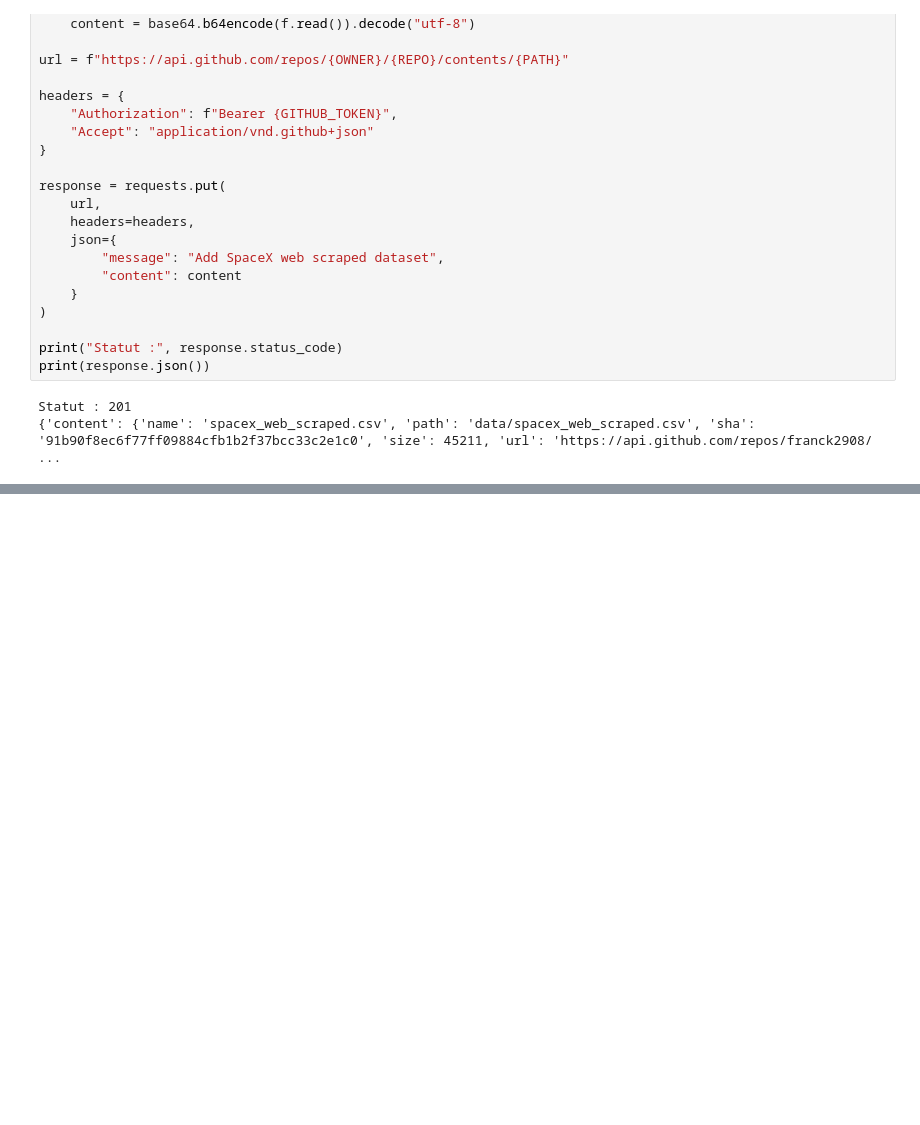
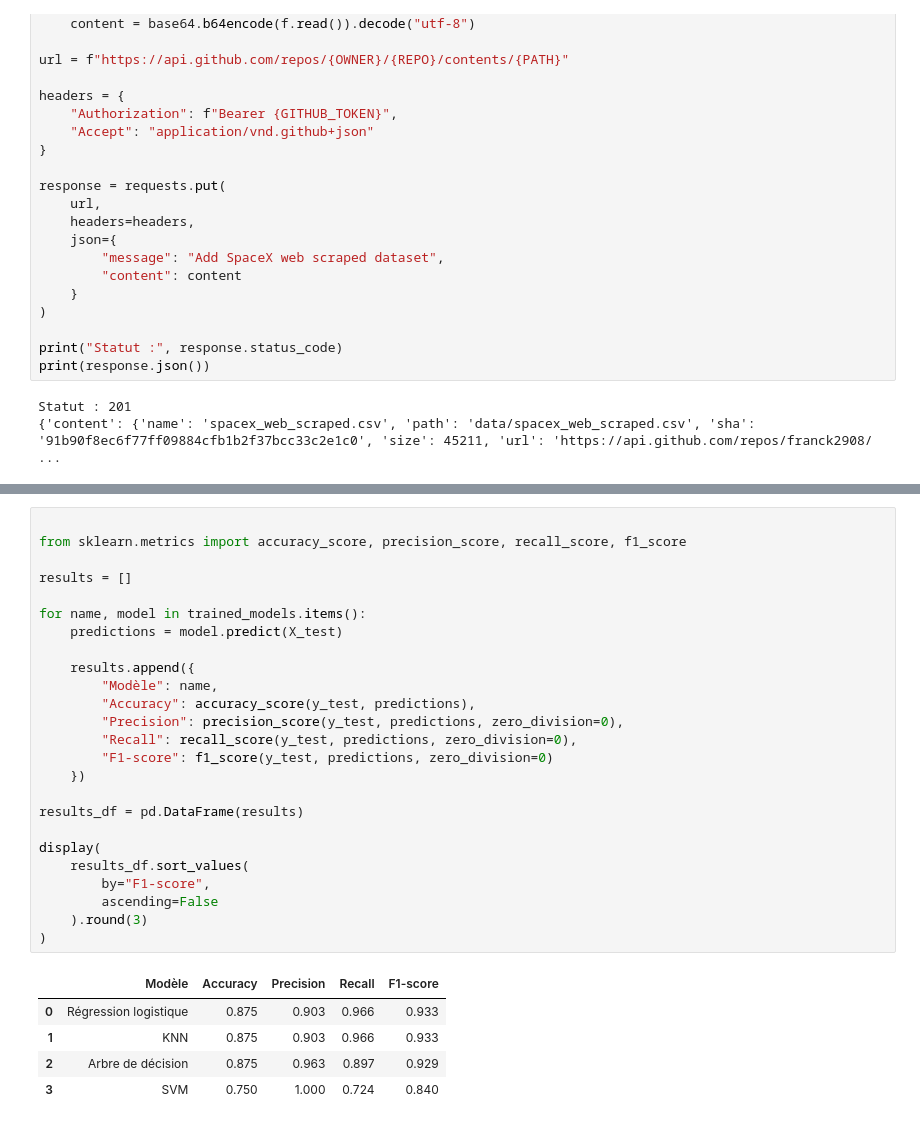
Before and after one commit to franck2908/IBM-Applied-Data-Science-Capstone, a Jupyter notebook: 01_data_collection.ipynb, the cells around one changed output, grey strips where cells are left out. Drawn from its saved outputs; the diff is of its cells as text; blank space fills up the shorter version.

```diff
--- a/01_data_collection.ipynb
+++ b/01_data_collection.ipynb
@@ -775,0 +988,31 @@ Statut : 201
+# %%
+
+from sklearn.metrics import accuracy_score, precision_score, recall_score, f1_score
+
+results = []
+
+for name, model in trained_models.items():
+    predictions = model.predict(X_test)
+
+    results.append({
+        "Modèle": name,
+        "Accuracy": accuracy_score(y_test, predictions),
+        "Precision": precision_score(y_test, predictions, zero_division=0),
+        "Recall": recall_score(y_test, predictions, zero_division=0),
+        "F1-score": f1_score(y_test, predictions, zero_division=0)
+    })
+
+results_df = pd.DataFrame(results)
+
+display(
+    results_df.sort_values(
+        by="F1-score",
+        ascending=False
+    ).round(3)
+)
+# %% [output]
+|  | Modèle | Accuracy | Precision | Recall | F1-score |
+| 0 | Régression logistique | 0.875 | 0.903 | 0.966 | 0.933 |
+| 1 | KNN | 0.875 | 0.903 | 0.966 | 0.933 |
+| 2 | Arbre de décision | 0.875 | 0.963 | 0.897 | 0.929 |
+| 3 | SVM | 0.750 | 1.000 | 0.724 | 0.840 |
```
Also changed, not shown: parts of 10 cells of this notebook.
